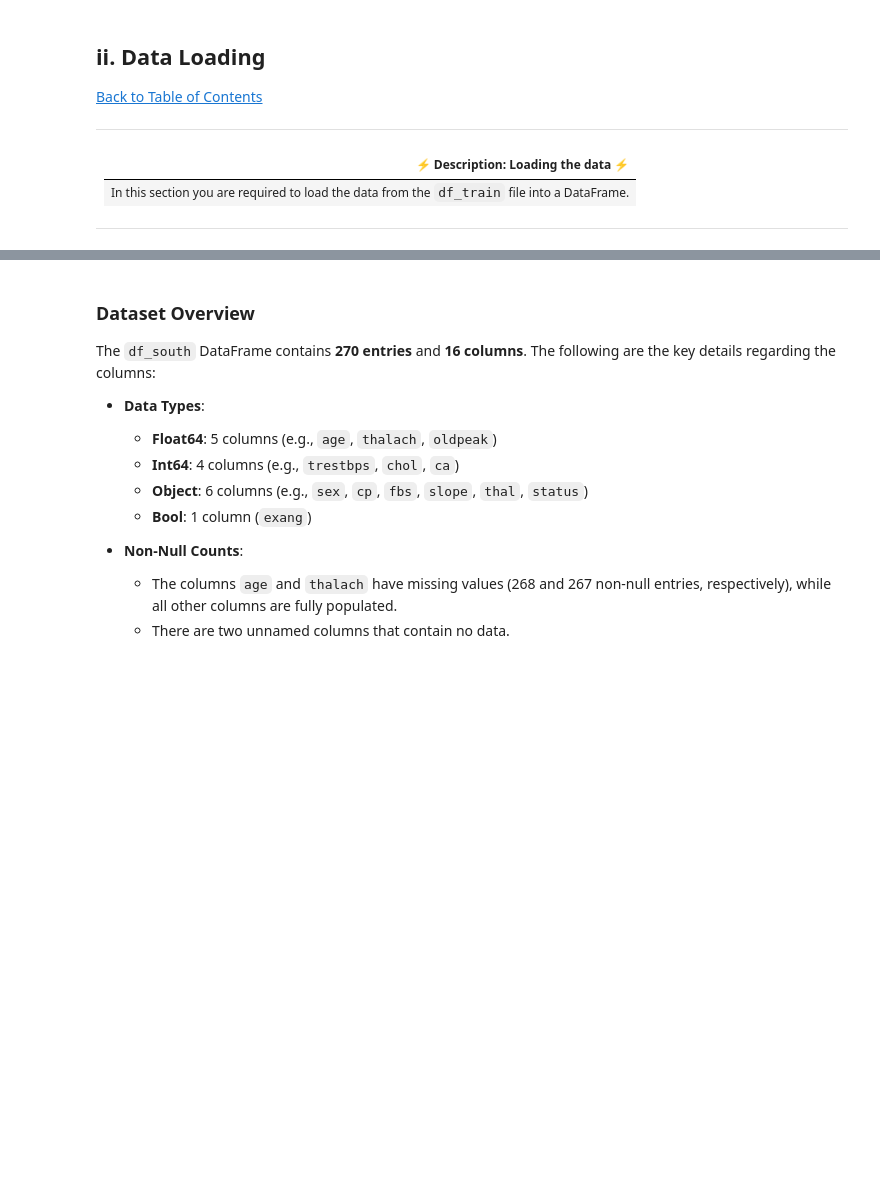
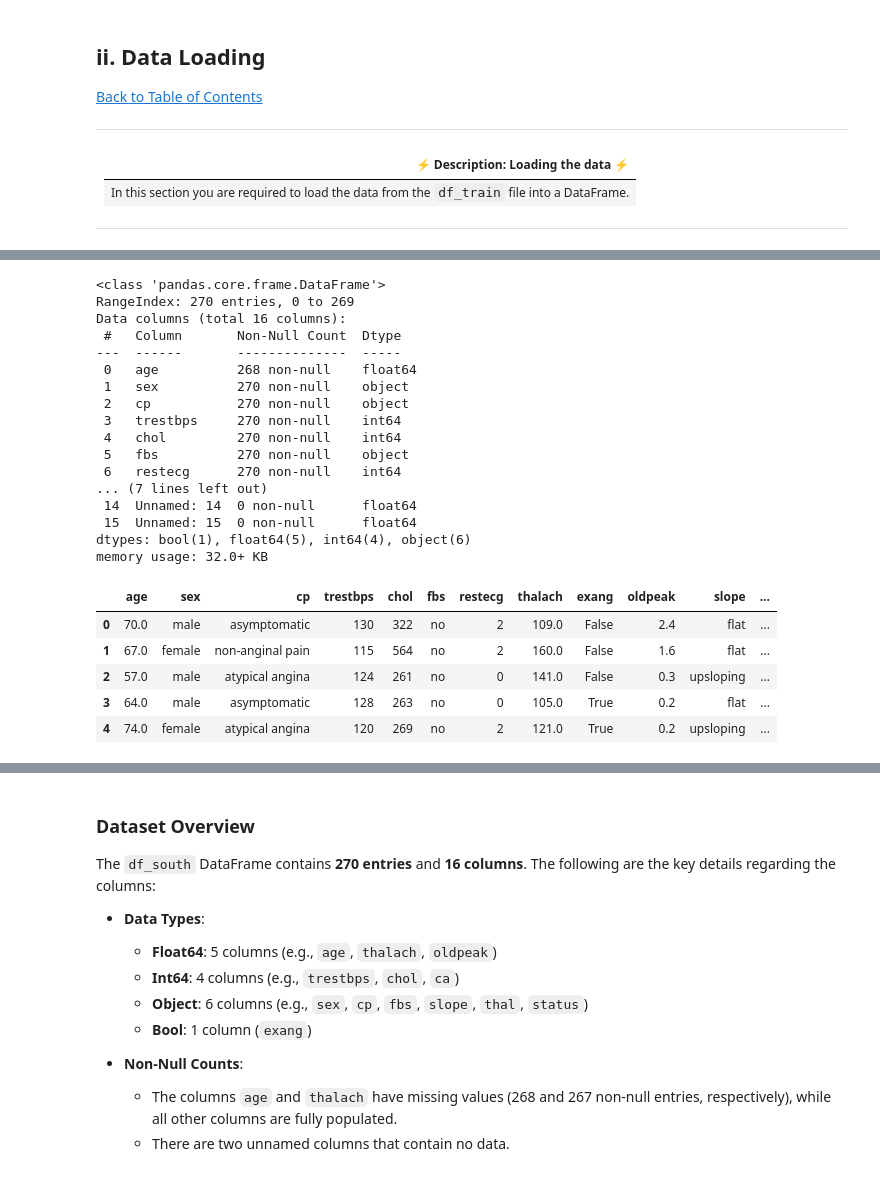
Before and after one commit to Johnnysnipes90/Datascience-Projects, a Jupyter notebook: Notebook.ipynb, the cells around one changed output, grey strips where cells are left out. Cells and saved outputs as stored; diff of their text form; code cells hidden in the pictures; blank space fills up the shorter version.

```diff
--- a/Notebook.ipynb
+++ b/Notebook.ipynb
@@ -96,0 +148,28 @@ You have 24 hours from the time you receive this test to complete these exercise
+# %%
+# Get data info
+df_south.info()
+df_south.head()
+# %% [output]
+<class 'pandas.core.frame.DataFrame'>
+RangeIndex: 270 entries, 0 to 269
+Data columns (total 16 columns):
+ #   Column       Non-Null Count  Dtype
+---  ------       --------------  -----
+ 0   age          268 non-null    float64
+ 1   sex          270 non-null    object
+ 2   cp           270 non-null    object
+ 3   trestbps     270 non-null    int64
+ 4   chol         270 non-null    int64
+ 5   fbs          270 non-null    object
+ 6   restecg      270 non-null    int64
+... (7 lines left out)
+ 14  Unnamed: 14  0 non-null      float64
+ 15  Unnamed: 15  0 non-null      float64
+dtypes: bool(1), float64(5), int64(4), object(6)
+memory usage: 32.0+ KB
+|  | age | sex | cp | trestbps | chol | fbs | restecg | thalach | exang | oldpeak | slope | ... |
+| 0 | 70.0 | male | asymptomatic | 130 | 322 | no | 2 | 109.0 | False | 2.4 | flat | ... |
+| 1 | 67.0 | female | non-anginal pain | 115 | 564 | no | 2 | 160.0 | False | 1.6 | flat | ... |
+| 2 | 57.0 | male | atypical angina | 124 | 261 | no | 0 | 141.0 | False | 0.3 | upsloping | ... |
+| 3 | 64.0 | male | asymptomatic | 128 | 263 | no | 0 | 105.0 | True | 0.2 | flat | ... |
+| 4 | 74.0 | female | atypical angina | 120 | 269 | no | 2 | 121.0 | True | 0.2 | upsloping | ... |
```
Also changed, not shown: parts of 16 cells of this notebook.
